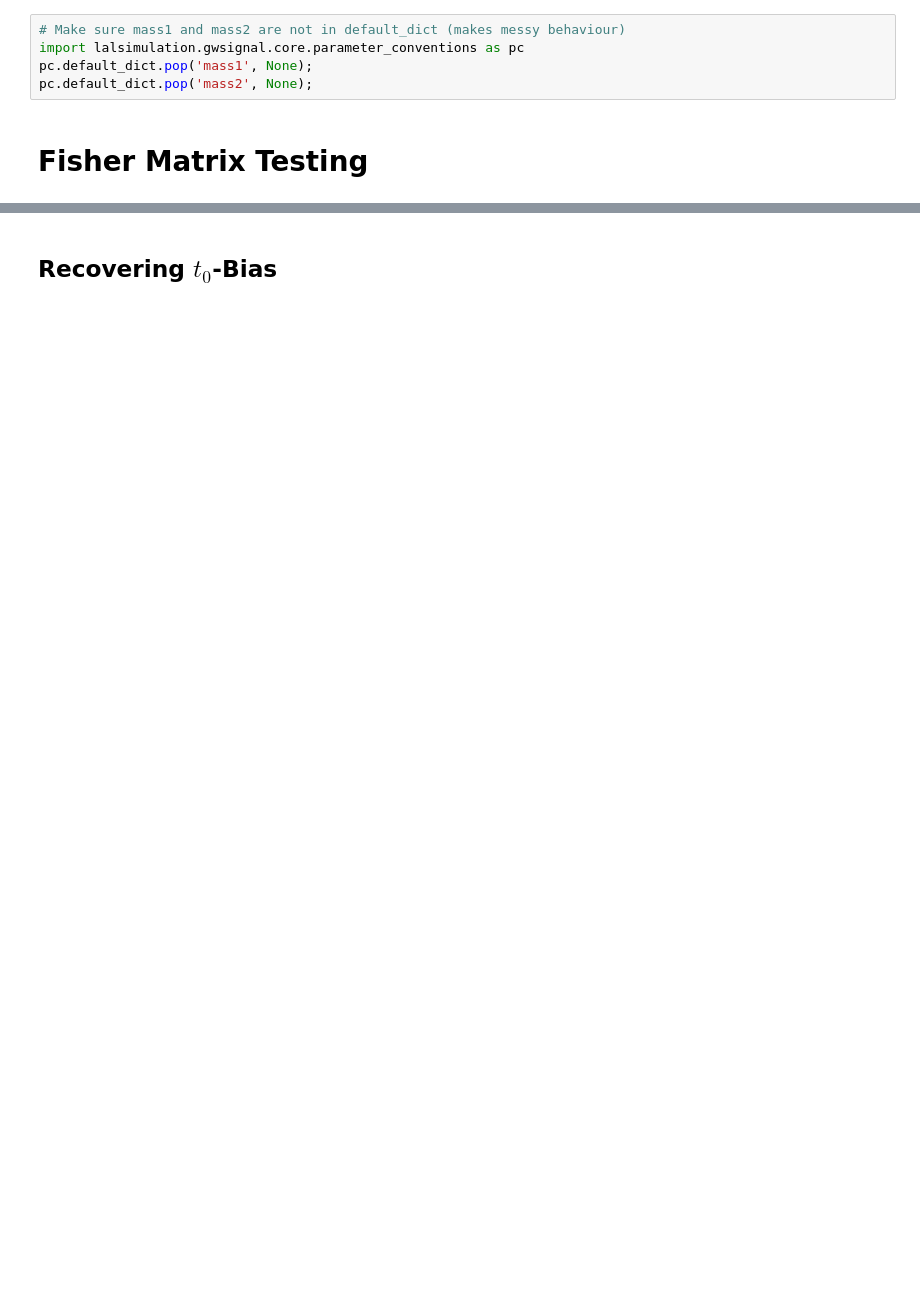
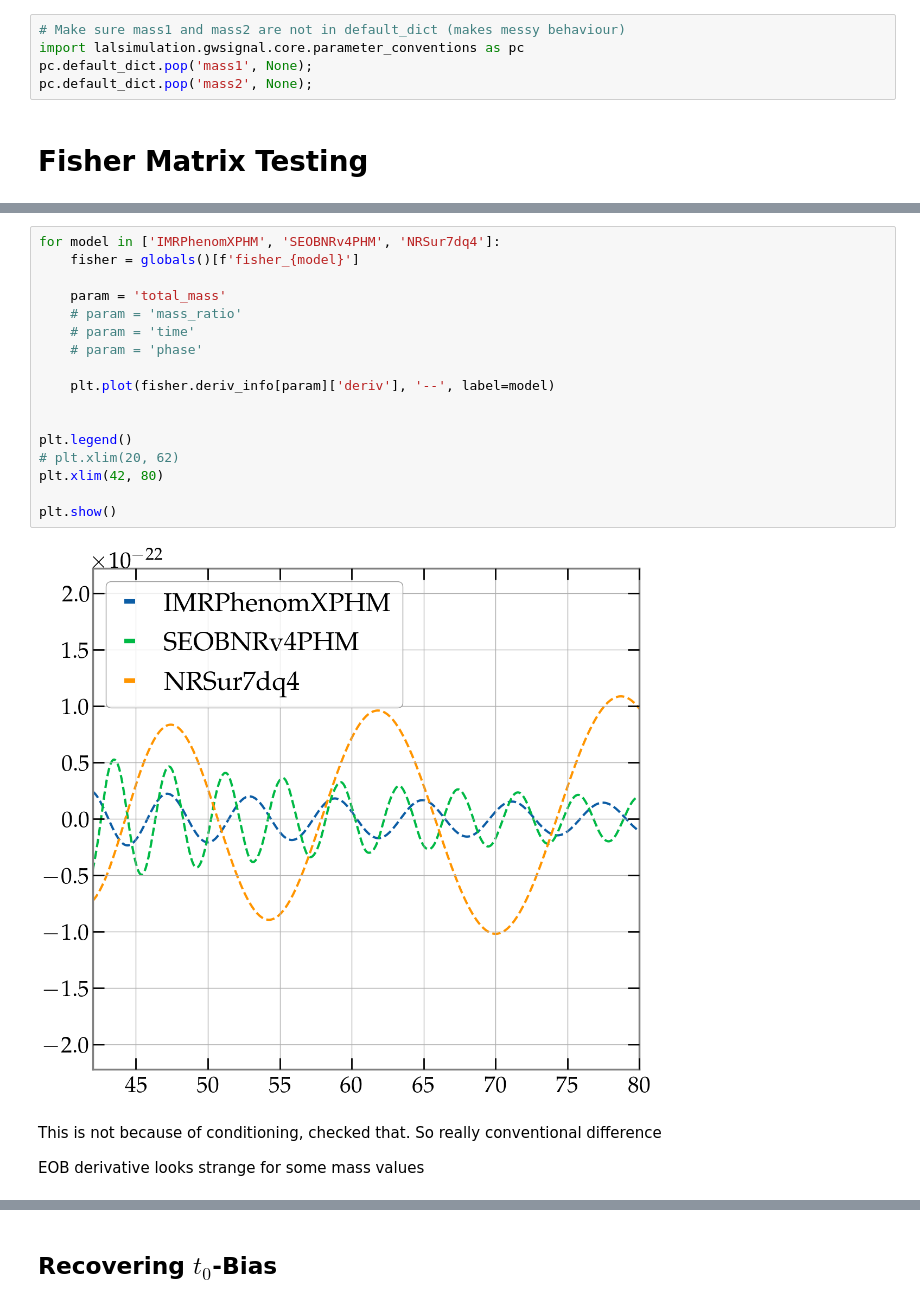
Before and after one commit to MaxMelching/gw-signal-tools, a Jupyter notebook: docs/tutorials/fisher_tests.ipynb, the cells around one changed output, grey strips where cells are left out. Cells and saved outputs as stored; diff of their text form; blank space fills up the shorter version.

```diff
--- a/docs/tutorials/fisher_tests.ipynb
+++ b/docs/tutorials/fisher_tests.ipynb
@@ -70,0 +119,23 @@ pc.default_dict.pop('mass2', None);
+# %%
+for model in ['IMRPhenomXPHM', 'SEOBNRv4PHM', 'NRSur7dq4']:
+    fisher = globals()[f'fisher_{model}']
+
+    param = 'total_mass'
+    # param = 'mass_ratio'
+    # param = 'time'
+    # param = 'phase'
+
+    plt.plot(fisher.deriv_info[param]['deriv'], '--', label=model)
+
+
+plt.legend()
+# plt.xlim(20, 62)
+plt.xlim(42, 80)
+
+plt.show()
+# %% [output]
+[figure, added]
+# %% [markdown]
+This is not because of conditioning, checked that. So really conventional difference
+
+EOB derivative looks strange for some mass values
```
Also changed, not shown: parts of 18 cells of this notebook.
